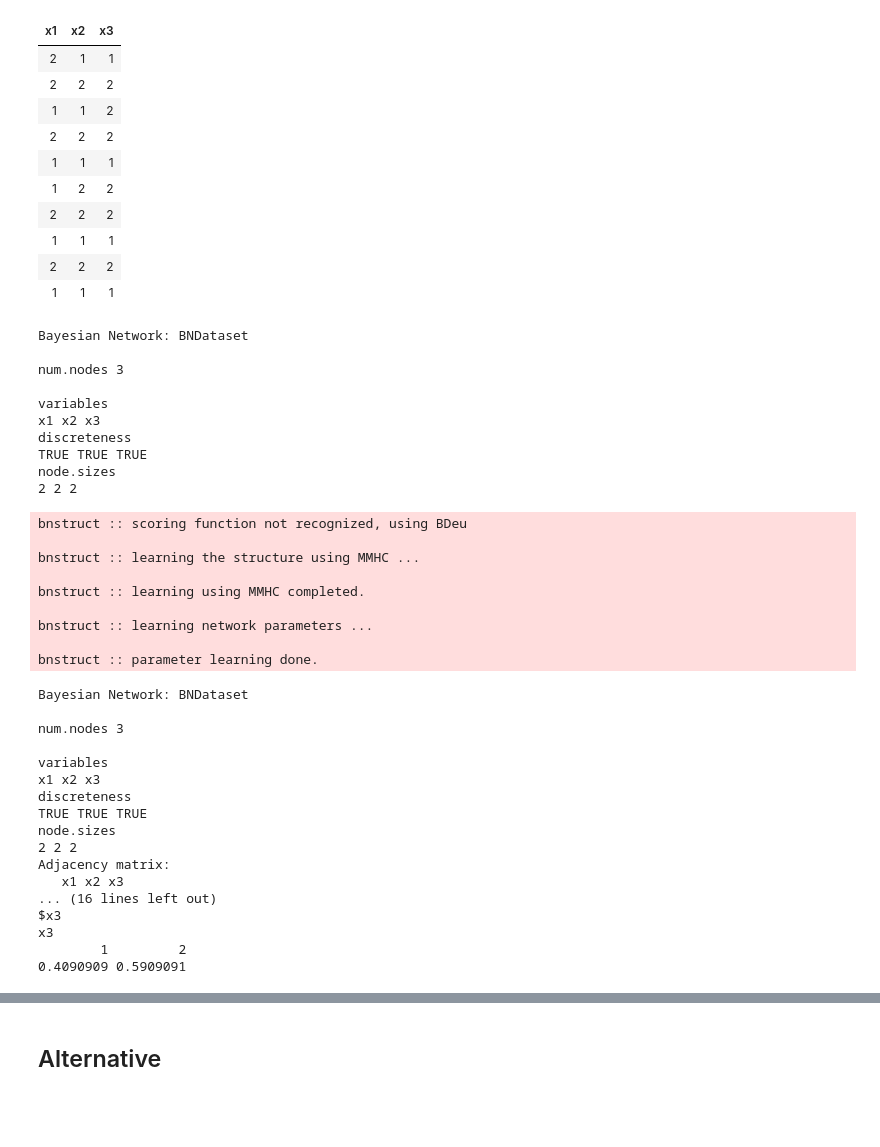
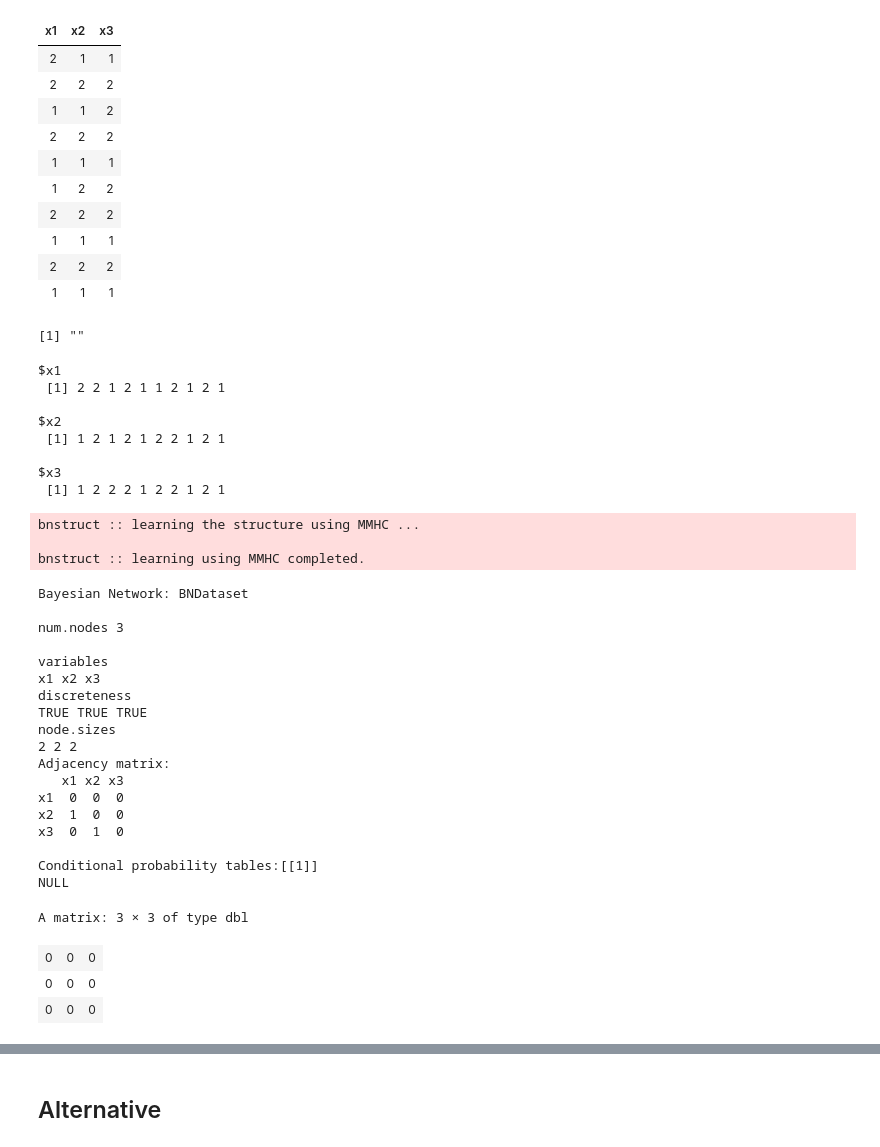
Before and after one commit to emabaci/Advanced-Statistics-Project, a Jupyter notebook: K2_Bayesian_Network.ipynb, the cells around one changed output, grey strips where cells are left out. Saved outputs shown, nothing was run; the diff lists cells and outputs as text; code cells hidden in the pictures; blank space fills up the shorter version.

Commit message:
add bnstruct custom method (not working)

```diff
--- a/K2_Bayesian_Network.ipynb
+++ b/K2_Bayesian_Network.ipynb
@@ -381,45 +411,45 @@ A matrix: 10 × 3 of type dbl
 # %%
 # bayesian network object with no structure nor parameters
 net <- BN(data.BND)
-net
+scoring.func(net)
+as.list(as.data.frame(raw.data(data.BND)))
+learn.structure(bn = net, dataset = data.BND)
+#net <- learn.network(data.BND, algorithm='k2', scoring.func="k2")
+#net
 
-
-net <- learn.network(data.BND, algorithm='k2', scoring.func="k2")
-net
+dag(net)
 # %% [output]
-Bayesian Network: BNDataset
-
-num.nodes 3
-
-variables
-x1 x2 x3
-discreteness
-TRUE TRUE TRUE
-node.sizes
-2 2 2
+[1] ""
-bnstruct :: scoring function not recognized, using BDeu
+$x1
+ [1] 2 2 1 2 1 1 2 1 2 1
 
-bnstruct :: learning the structure using MMHC ...
+$x2
+ [1] 1 2 1 2 1 2 2 1 2 1
 
-bnstruct :: learning using MMHC completed.
-
-bnstruct :: learning network parameters ...
-
-bnstruct :: parameter learning done.
+$x3
+ [1] 1 2 2 2 1 2 2 1 2 1
-Bayesian Network: BNDataset
+bnstruct :: learning the structure using MMHC ...
 
-num.nodes 3
-
-variables
-x1 x2 x3
-discreteness
-TRUE TRUE TRUE
-node.sizes
-2 2 2
-Adjacency matrix:
-   x1 x2 x3
-... (16 lines left out)
-$x3
-x3
-        1         2
-0.4090909 0.5909091
+bnstruct :: learning using MMHC completed.
+Bayesian Network: BNDataset
+
+num.nodes 3
+
+variables
+x1 x2 x3
+discreteness
+TRUE TRUE TRUE
+node.sizes
+2 2 2
+Adjacency matrix:
+   x1 x2 x3
+x1  0  0  0
+x2  1  0  0
+x3  0  1  0
+
+Conditional probability tables:[[1]]
+NULL
+A matrix: 3 × 3 of type dbl
+| 0 | 0 | 0 |
+| 0 | 0 | 0 |
+| 0 | 0 | 0 |
```
Also changed, not shown: parts of 3 cells of this notebook.
